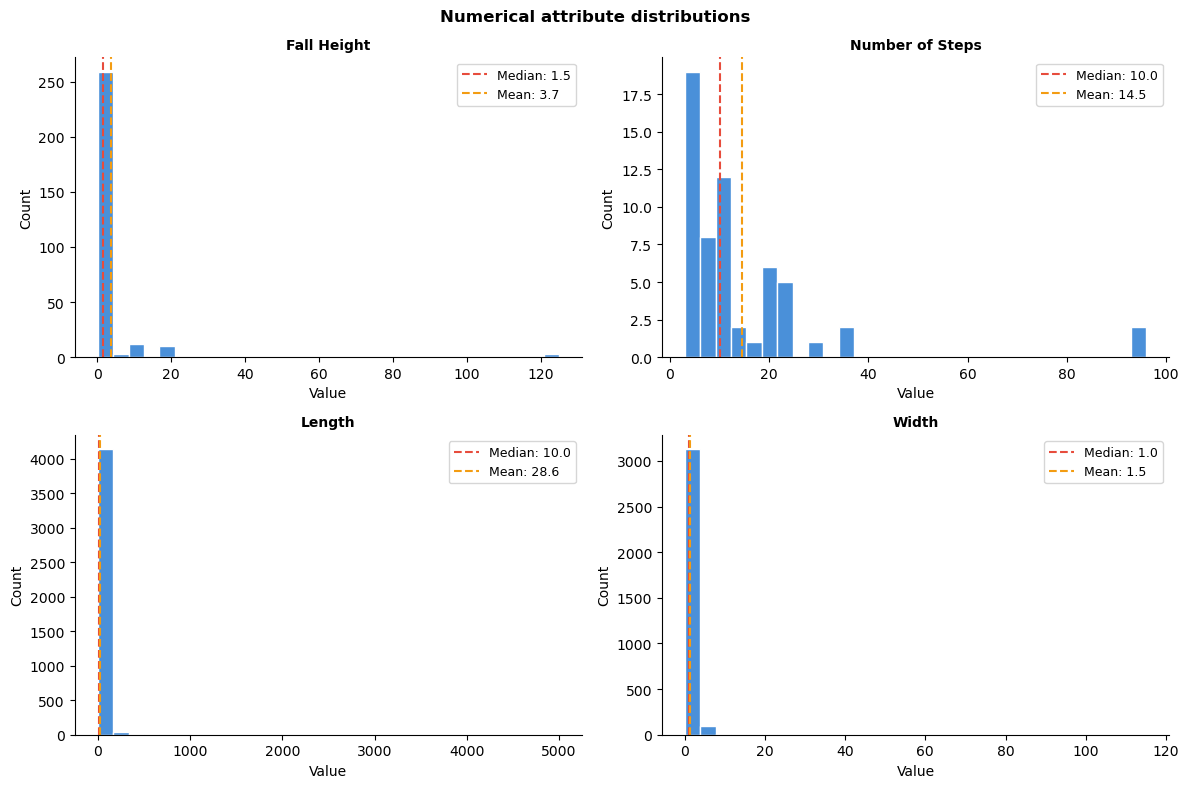
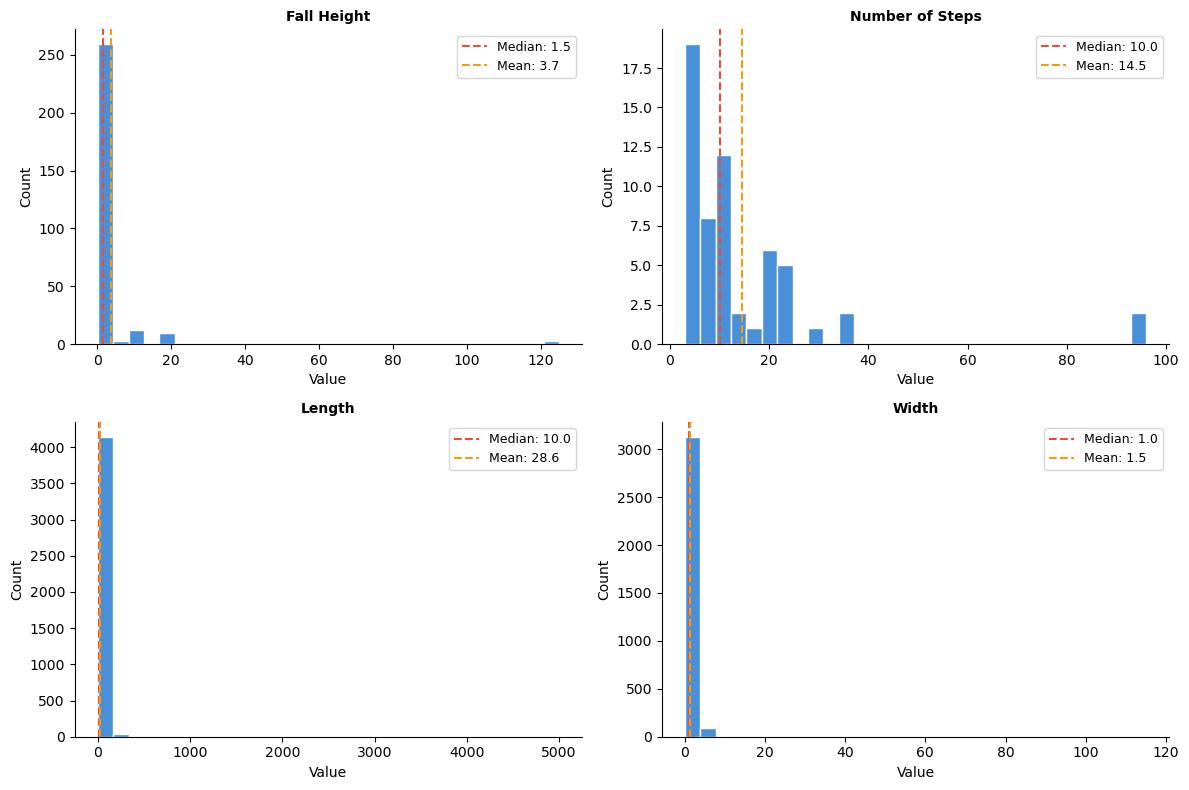
Code edit (unified diff) that turned the first committed figure into the second:
--- before
+++ after
@@ -19,5 +19,4 @@
     ax.set_visible(False)
 
-fig.suptitle("Numerical attribute distributions", fontsize=12, fontweight="bold")
 plt.tight_layout()
 plt.savefig(os.path.join(output_dir, "numerical_distributions.png"))

Commit: last changes on report before submission to partner